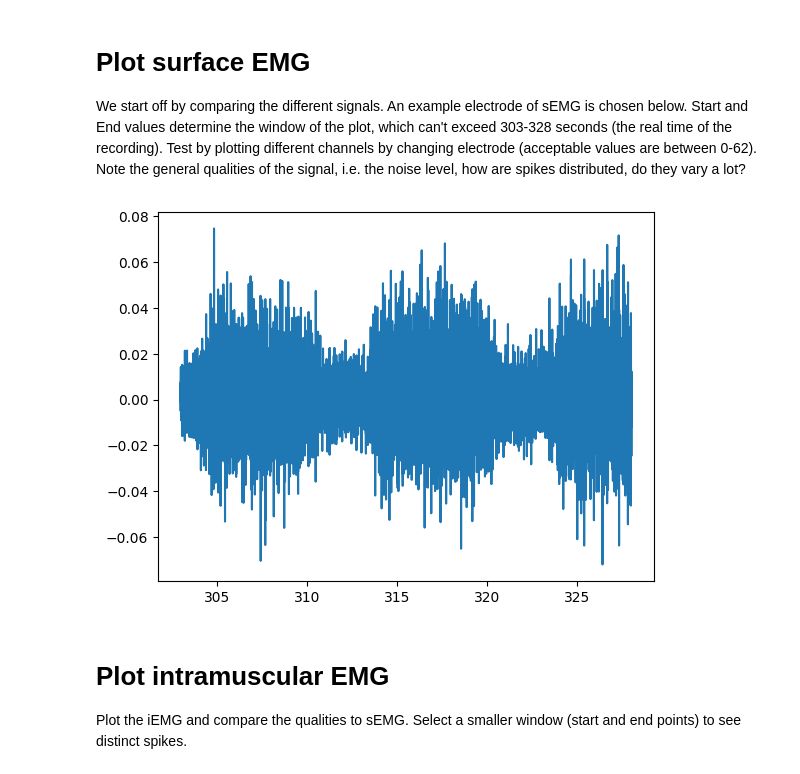
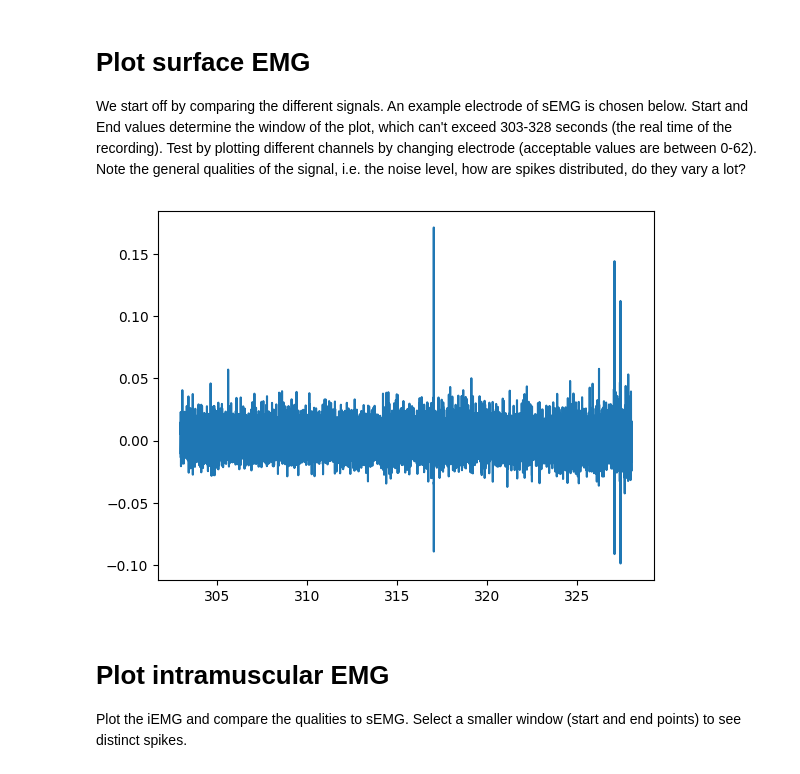
Before and after one commit to ha0835bo-s-lgtm/BMEN30, a Jupyter notebook: EMG_decomposition_tutorial/BMEN30_EMG_decomposition_tutorial.ipynb, the cells around one changed output. Saved outputs shown, nothing was run; the diff lists cells and outputs as text; code cells hidden in the pictures.

```diff
--- a/EMG_decomposition_tutorial/BMEN30_EMG_decomposition_tutorial.ipynb
+++ b/EMG_decomposition_tutorial/BMEN30_EMG_decomposition_tutorial.ipynb
@@ -45,17 +45,17 @@ Time = np.arange(303, 328, 1/samplerate)
 # Plot surface EMG
 We start off by comparing the different signals. An example electrode of sEMG is chosen below. Start and End values determine the window of the plot, which can't exceed 303-328 seconds (the real time of the recording). Test by plotting different channels by changing electrode (acceptable values are between 0-62). Note the general qualities of the signal, i.e. the noise level, how are spikes distributed, do they vary a lot?
 # %%
-Electrode = 25 # Test by selecting different EMG channels/electrodes
+Electrode = 52 # Test by selecting different EMG channels/electrodes
 Start = 303
 End = 328
 
 # Plot sEMG in the selected window
 TimeS = np.arange(int((Start-303)*samplerate), int((End-303)*samplerate))
 plt.figure()
 plt.plot(Time[TimeS], sEMG[Electrode, TimeS])
 plt.show()
 # %% [output]
-[figure, old version]
+[figure, new version]
 # %% [markdown]
 # Plot intramuscular EMG
 Plot the iEMG and compare the qualities to sEMG. Select a smaller window (start and end points) to see distinct spikes.
```
Also changed, not shown: parts of 5 cells of this notebook.
